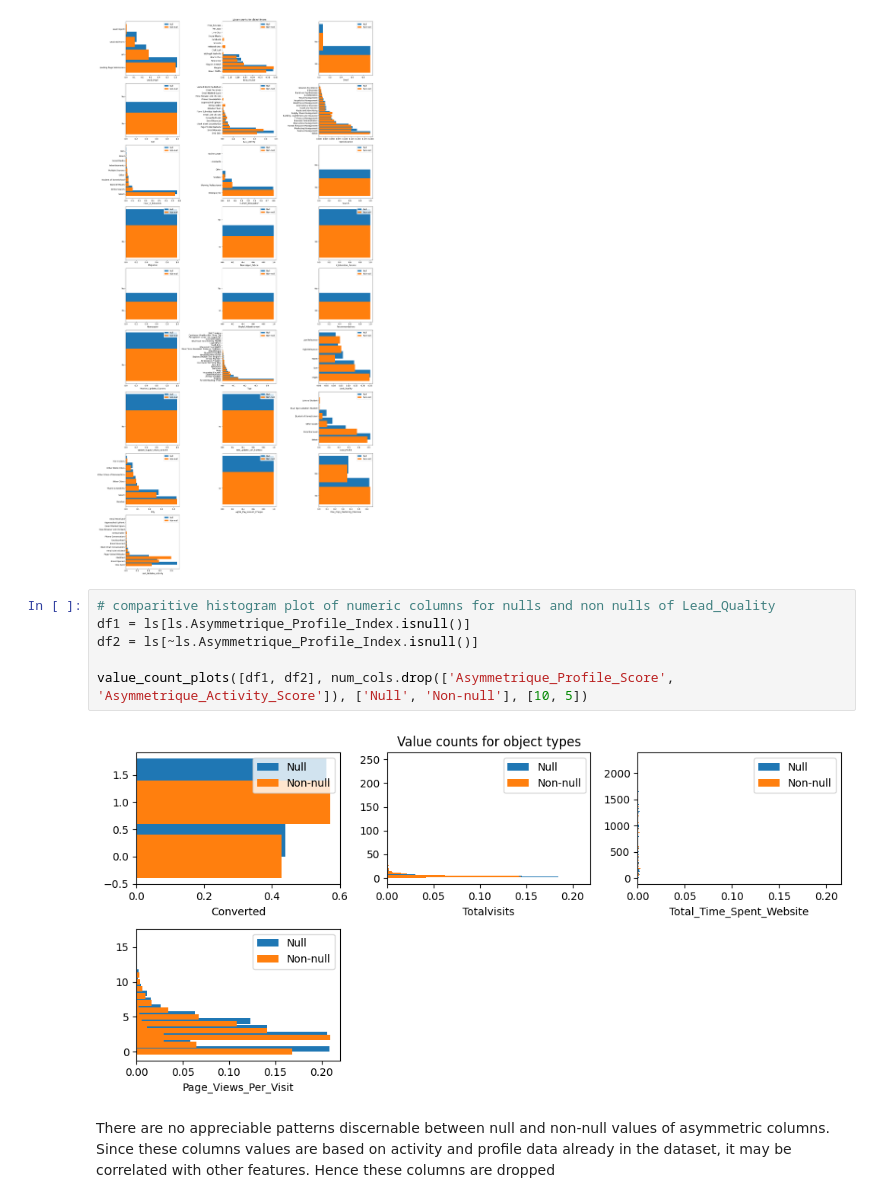
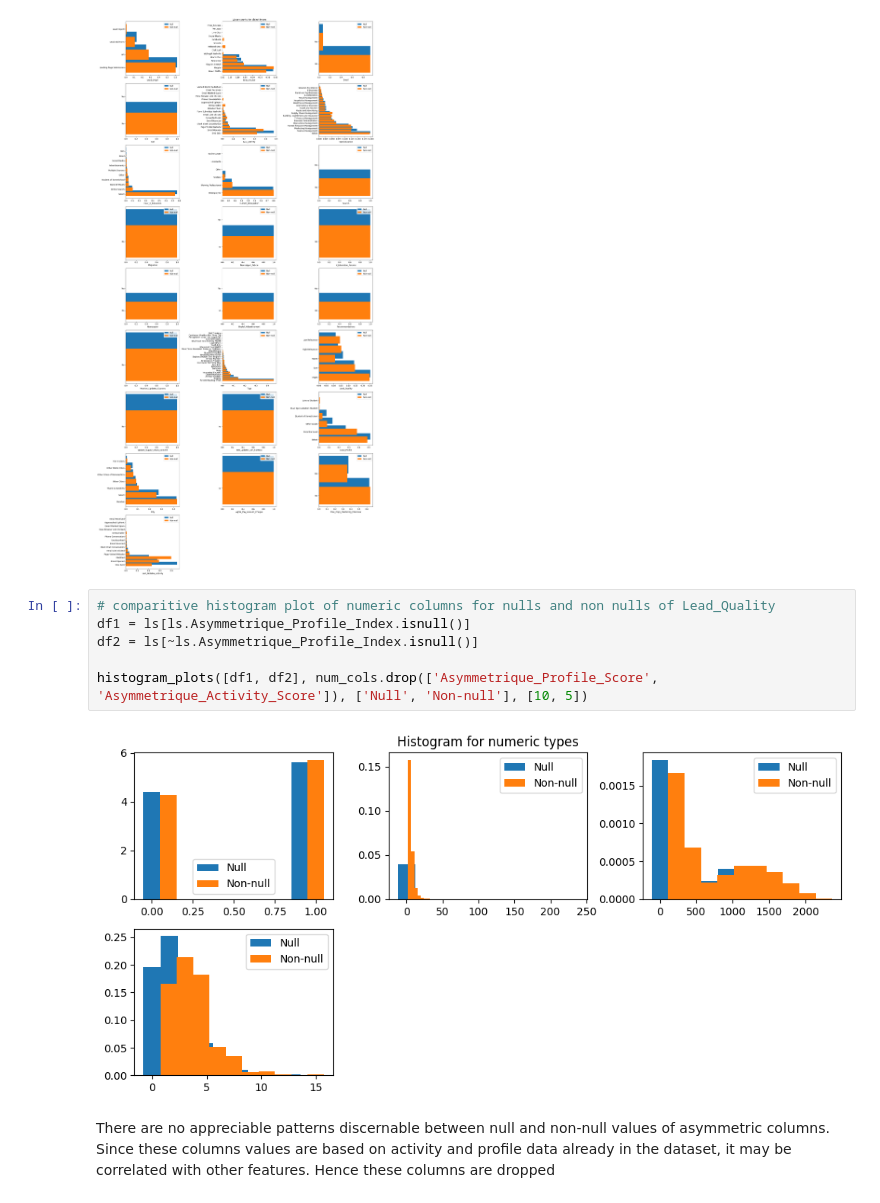
Before and after one commit to arni319/lead_scoring, a Jupyter notebook: lead_scoring_arnab.ipynb, the cells around one changed output. Cells and saved outputs as stored; diff of their text form.

Commit message:
changed asymmetrique value count plot to histogram plot

```diff
--- a/lead_scoring_arnab.ipynb
+++ b/lead_scoring_arnab.ipynb
@@ -286,11 +286,11 @@ value_count_plots([df1, df2], cat_cols.drop(['Asymmetrique_Profile_Index', 'Asym
 # %%
 # comparitive histogram plot of numeric columns for nulls and non nulls of Lead_Quality
 df1 = ls[ls.Asymmetrique_Profile_Index.isnull()]
 df2 = ls[~ls.Asymmetrique_Profile_Index.isnull()]
 
-value_count_plots([df1, df2], num_cols.drop(['Asymmetrique_Profile_Score', 'Asymmetrique_Activity_Score']), ['Null', 'Non-null'], [10, 5])
+histogram_plots([df1, df2], num_cols.drop(['Asymmetrique_Profile_Score', 'Asymmetrique_Activity_Score']), ['Null', 'Non-null'], [10, 5])
 # %% [output]
-[figure, old version]
+[figure, new version]
 # %% [markdown]
 There are no appreciable patterns discernable between null and non-null values of asymmetric columns. Since these columns values are based on activity and profile data already in the dataset, it may be correlated with other features. Hence these columns are dropped
 # %%
```
